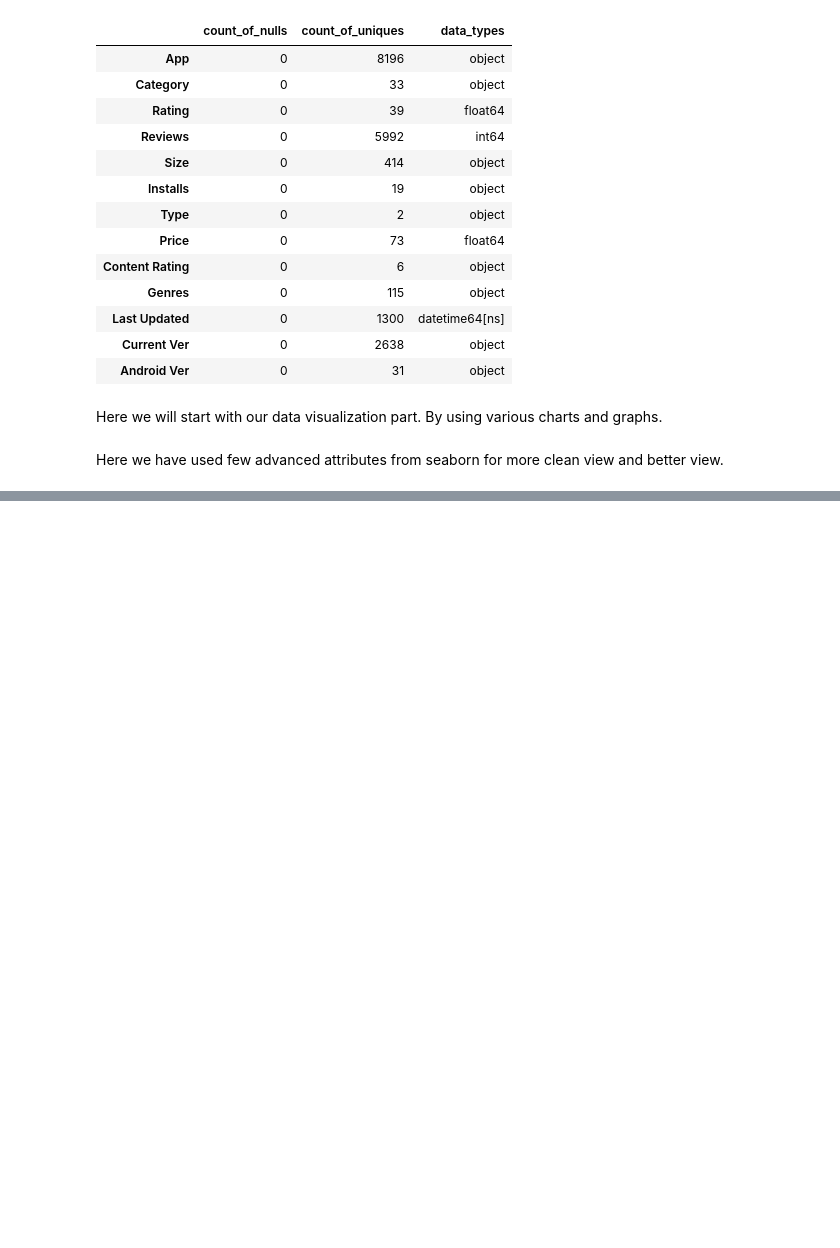
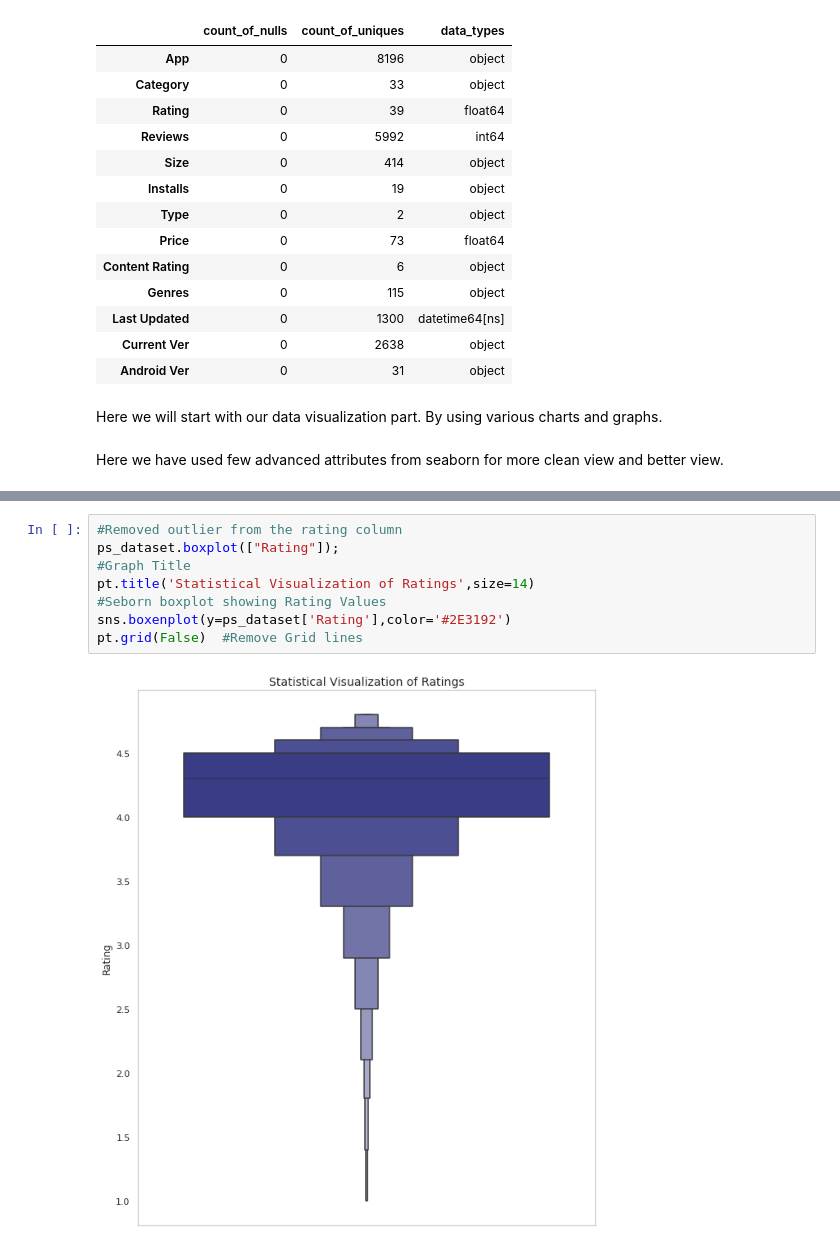
Before and after one commit to komal-pasi/EDA-Capstone, a Jupyter notebook: Komal_Play_Store_App_Review_Analysis_Capstone_Project.ipynb, the cells around one changed output, grey strips where cells are left out. Saved outputs shown, nothing was run; the diff lists cells and outputs as text; blank space fills up the shorter version.

```diff
--- a/Komal_Play_Store_App_Review_Analysis_Capstone_Project.ipynb
+++ b/Komal_Play_Store_App_Review_Analysis_Capstone_Project.ipynb
@@ -451,0 +472,10 @@ for spine in ax.spines.values():
+# %%
+#Removed outlier from the rating column
+ps_dataset.boxplot(["Rating"]);
+#Graph Title
+pt.title('Statistical Visualization of Ratings',size=14)
+#Seborn boxplot showing Rating Values
+sns.boxenplot(y=ps_dataset['Rating'],color='#2E3192')
+pt.grid(False)  #Remove Grid lines
+# %% [output]
+[figure, added]
```
Also changed, not shown: parts of 24 cells of this notebook.
